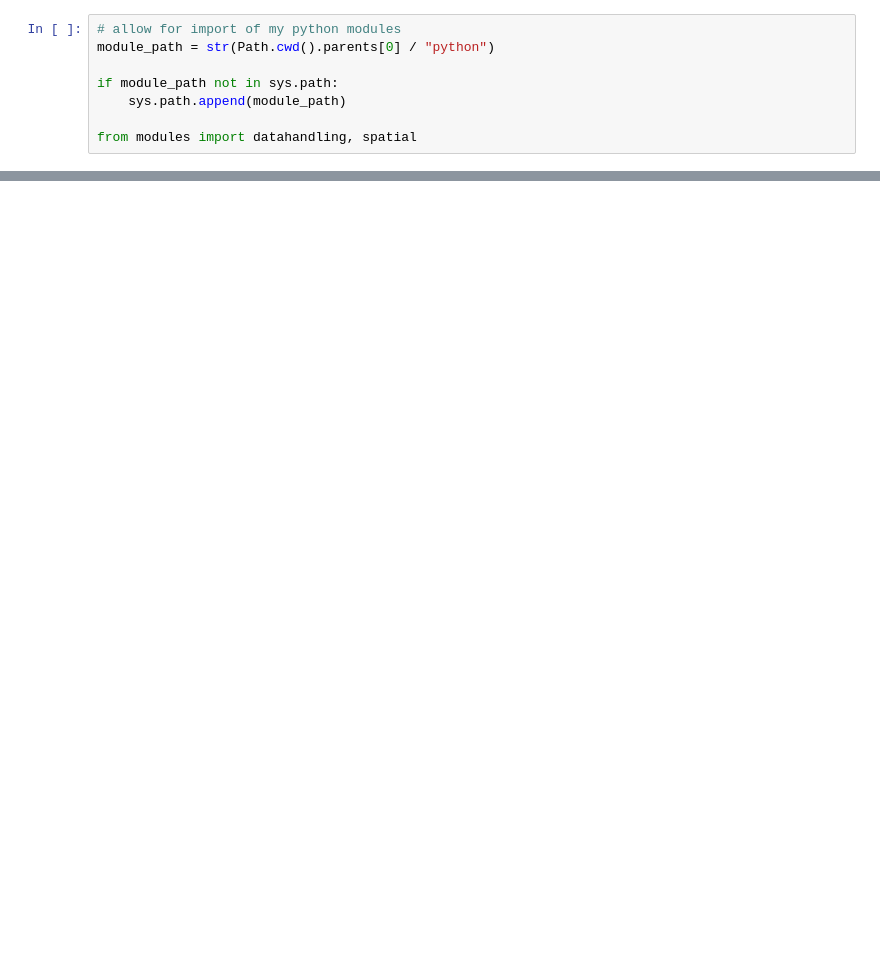
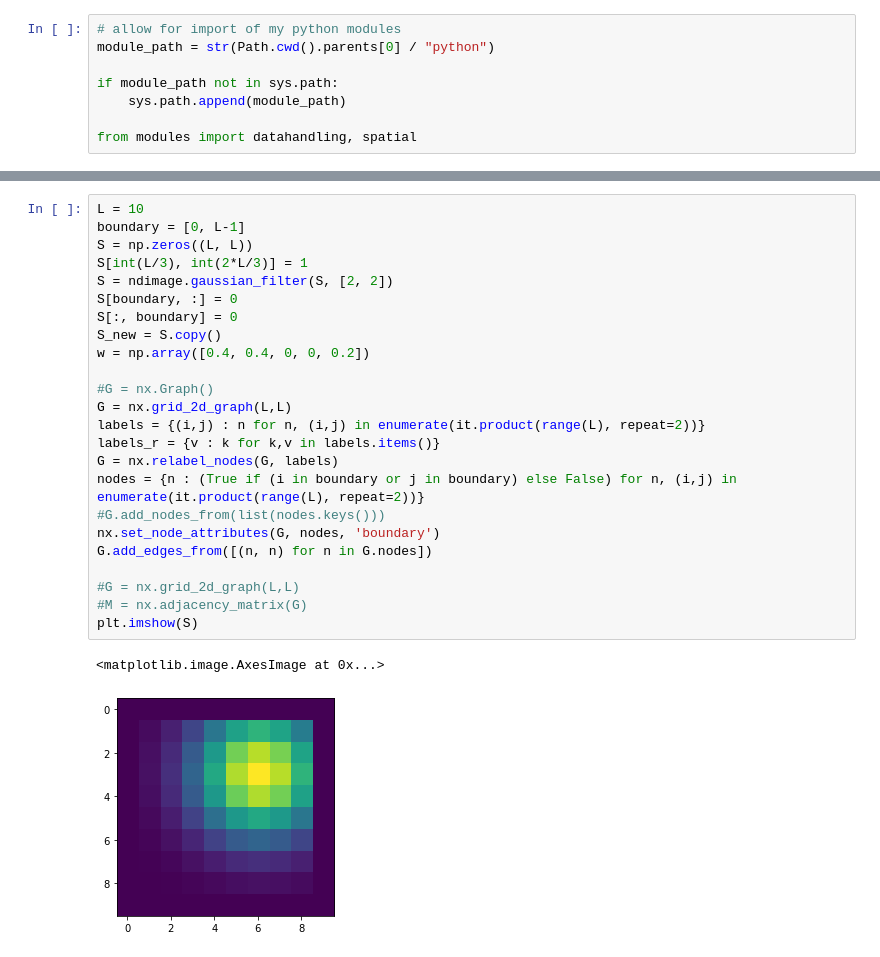
Before and after one commit to FionaLippert/birdMigration, a Jupyter notebook: notebooks/constraint_optimization.ipynb, the cells around one changed output, grey strips where cells are left out. Saved outputs shown, nothing was run; the diff lists cells and outputs as text; blank space fills up the shorter version.

```diff
--- a/notebooks/constraint_optimization.ipynb
+++ b/notebooks/constraint_optimization.ipynb
@@ -71,0 +90,27 @@ sources
+# %%
+L = 10
+boundary = [0, L-1]
+S = np.zeros((L, L))
+S[int(L/3), int(2*L/3)] = 1
+S = ndimage.gaussian_filter(S, [2, 2])
+S[boundary, :] = 0
+S[:, boundary] = 0
+S_new = S.copy()
+w = np.array([0.4, 0.4, 0, 0, 0.2])
+
+#G = nx.Graph()
+G = nx.grid_2d_graph(L,L)
+labels = {(i,j) : n for n, (i,j) in enumerate(it.product(range(L), repeat=2))}
+labels_r = {v : k for k,v in labels.items()}
+G = nx.relabel_nodes(G, labels)
+nodes = {n : (True if (i in boundary or j in boundary) else False) for n, (i,j) in enumerate(it.product(range(L), repeat=2))}
+#G.add_nodes_from(list(nodes.keys()))
+nx.set_node_attributes(G, nodes, 'boundary')
+G.add_edges_from([(n, n) for n in G.nodes])
+
+#G = nx.grid_2d_graph(L,L)
+#M = nx.adjacency_matrix(G)
+plt.imshow(S)
+# %% [output]
+<matplotlib.image.AxesImage at 0x...>
+[figure, added]
```
Also changed, not shown: parts of 25 cells of this notebook, 3 other files.
